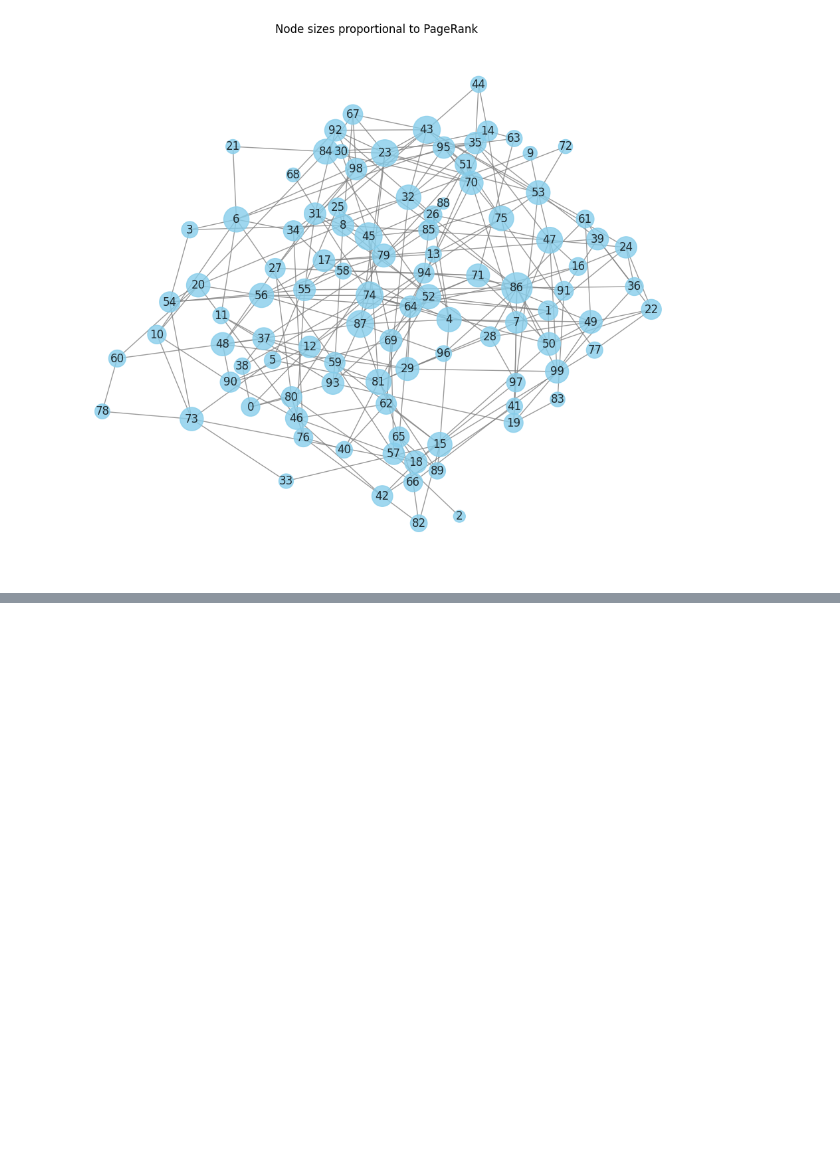
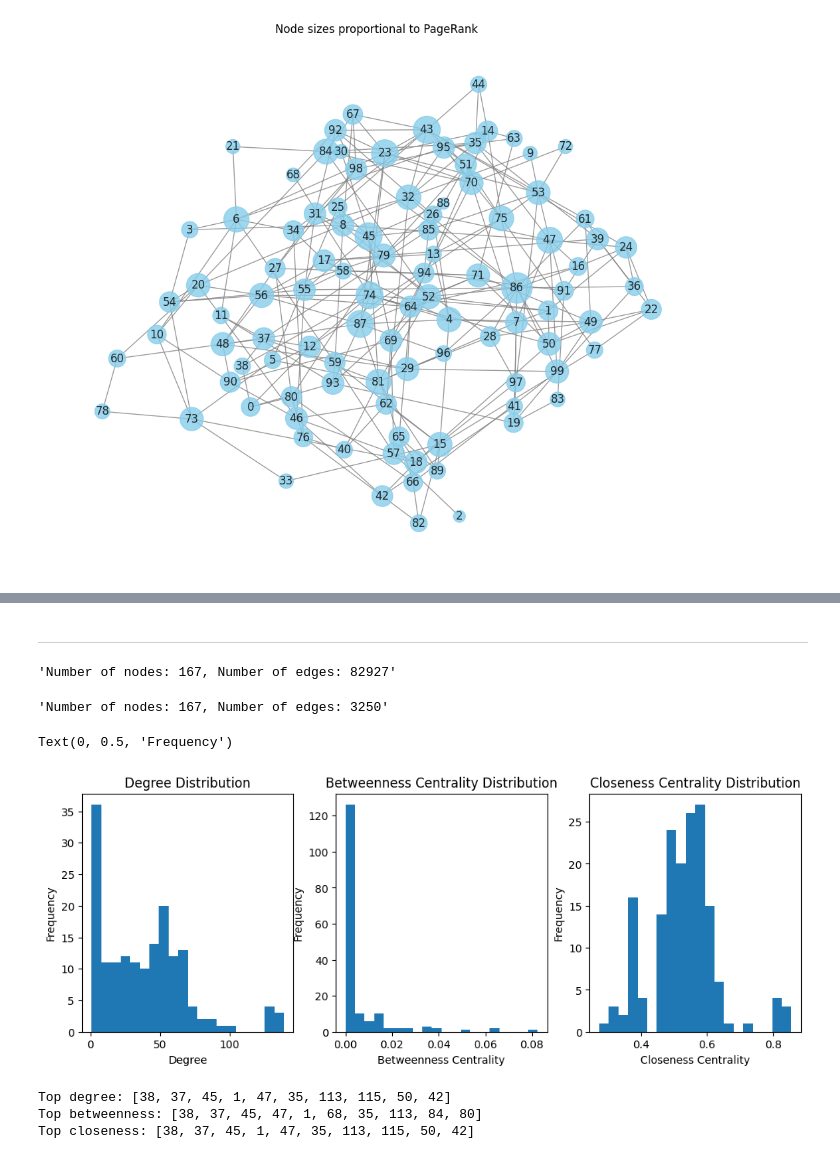
Before and after one commit to jkociecki/complex-networks-pwr, a Jupyter notebook: lab01/networks-analysis.ipynb, the cells around one changed output, grey strips where cells are left out. Drawn from its saved outputs; the diff is of its cells as text; code cells hidden in the pictures; blank space fills up the shorter version.

```diff
--- a/lab01/networks-analysis.ipynb
+++ b/lab01/networks-analysis.ipynb
@@ -85,0 +148,55 @@ plt.show()
+# %% [markdown]
+____
+# %%
+g = nx.read_edgelist(
+    "ia-radoslaw-email.edges.csv",
+    delimiter=",",
+    nodetype=int,
+    create_using=nx.MultiDiGraph(),
+)
+# %%
+f"Number of nodes: {len(g.nodes())}, Number of edges: {len(g.edges())}"
+# %% [output]
+'Number of nodes: 167, Number of edges: 82927'
+# %%
+g.remove_edges_from(nx.selfloop_edges(g))
+g = nx.Graph(g)
+# %%
+f"Number of nodes: {len(g.nodes())}, Number of edges: {len(g.edges())}"
+# %% [output]
+'Number of nodes: 167, Number of edges: 3250'
+# %%
+degrees = dict(g.degree())
+betweenness = dict(nx.betweenness_centrality(g))
+closeness = dict(nx.closeness_centrality(g))
+
+fig, ax = plt.subplots(1, 3, figsize=(12, 4))
+ax[0].hist(degrees.values(), bins=20)
+ax[0].set_title("Degree Distribution")
+ax[0].set_xlabel("Degree")
+ax[0].set_ylabel("Frequency")
+
+ax[1].hist(betweenness.values(), bins=20)
+ax[1].set_title("Betweenness Centrality Distribution")
+ax[1].set_xlabel("Betweenness Centrality")
+ax[1].set_ylabel("Frequency")
+
+ax[2].hist(closeness.values(), bins=20)
+ax[2].set_title("Closeness Centrality Distribution")
+ax[2].set_xlabel("Closeness Centrality")
+ax[2].set_ylabel("Frequency")
+# %% [output]
+Text(0, 0.5, 'Frequency')
+[figure, added]
+# %%
+deg_rank = sorted(degrees, key=degrees.get, reverse=True)
+bet_rank = sorted(betweenness, key=betweenness.get, reverse=True)
+clo_rank = sorted(closeness, key=closeness.get, reverse=True)
+
+print("Top degree:", deg_rank[:10])
+print("Top betweenness:", bet_rank[:10])
+print("Top closeness:", clo_rank[:10])
+# %% [output]
+Top degree: [38, 37, 45, 1, 47, 35, 113, 115, 50, 42]
+Top betweenness: [38, 37, 45, 47, 1, 68, 35, 113, 84, 80]
+Top closeness: [38, 37, 45, 1, 47, 35, 113, 115, 50, 42]
```
Also changed, not shown: parts of 22 cells of this notebook, 1 other file.
